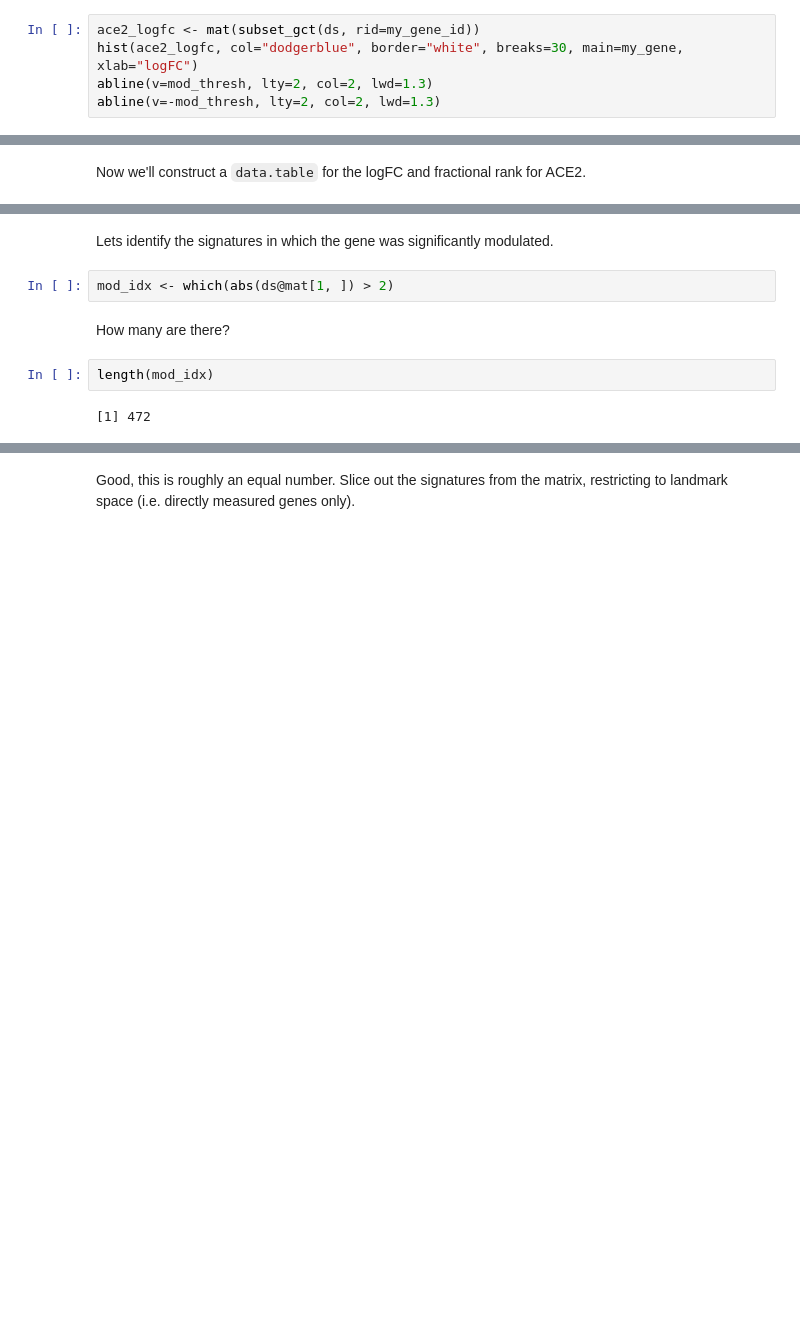
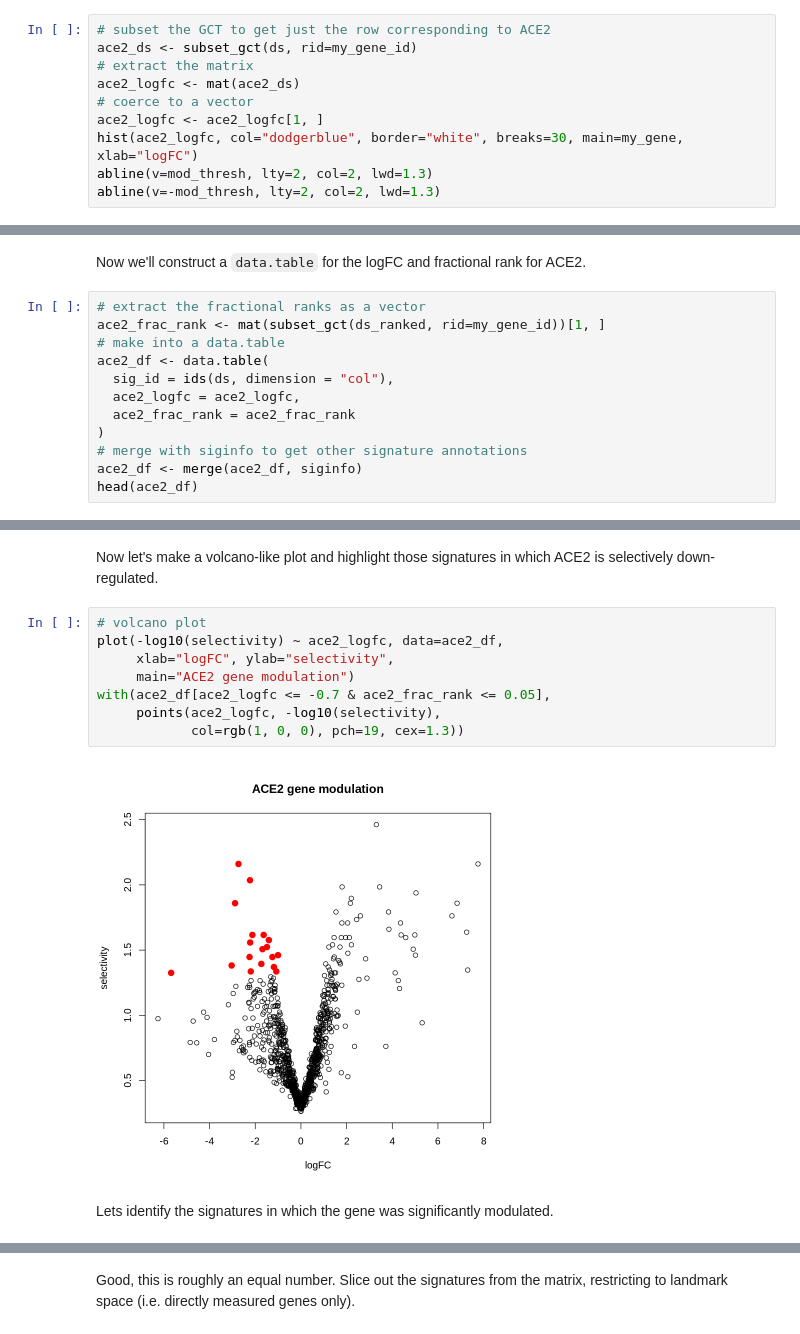
Before and after one commit to cmap/lincs-workshop-2020, a Jupyter notebook: notebooks/gene_expression/Gene_modulation.ipynb, the cells around one changed output, grey strips where cells are left out. Saved outputs shown, nothing was run; the diff lists cells and outputs as text; blank space fills up the shorter version.

Commit message:
WIP adding ACE2 selectivity

```diff
--- a/notebooks/gene_expression/Gene_modulation.ipynb
+++ b/notebooks/gene_expression/Gene_modulation.ipynb
@@ -183,7 +186,12 @@ We're interested in the data matrix, located in the slot `@mat`. Let's look at t
 # this threshold is somewhat arbitrary and can be adjusted
 mod_thresh <- 0.7
 # %%
-ace2_logfc <- mat(subset_gct(ds, rid=my_gene_id))
+# subset the GCT to get just the row corresponding to ACE2
+ace2_ds <- subset_gct(ds, rid=my_gene_id)
+# extract the matrix
+ace2_logfc <- mat(ace2_ds)
+# coerce to a vector
+ace2_logfc <- ace2_logfc[1, ]
 hist(ace2_logfc, col="dodgerblue", border="white", breaks=30, main=my_gene, xlab="logFC")
 abline(v=mod_thresh, lty=2, col=2, lwd=1.3)
 abline(v=-mod_thresh, lty=2, col=2, lwd=1.3)
@@ -198,3 +208,15 @@ ds_ranked <- rank_gct(ds, decreasing=FALSE)
 mat(ds_ranked) <- mat(ds_ranked) / nrow(mat(ds_ranked))
 # %% [markdown]
 Now we'll construct a `data.table` for the logFC and fractional rank for ACE2.
+# %%
+# extract the fractional ranks as a vector
+ace2_frac_rank <- mat(subset_gct(ds_ranked, rid=my_gene_id))[1, ]
+# make into a data.table
+ace2_df <- data.table(
+  sig_id = ids(ds, dimension = "col"),
+  ace2_logfc = ace2_logfc,
+  ace2_frac_rank = ace2_frac_rank
+)
+# merge with siginfo to get other signature annotations
+ace2_df <- merge(ace2_df, siginfo)
+head(ace2_df)
@@ -201,10 +240,14 @@ Now we'll construct a `data.table` for the logFC and fractional rank for ACE2.
+# %% [markdown]
+Now let's make a volcano-like plot and highlight those signatures in which ACE2 is selectively down-regulated.
+# %%
+# volcano plot
+plot(-log10(selectivity) ~ ace2_logfc, data=ace2_df,
+     xlab="logFC", ylab="selectivity",
+     main="ACE2 gene modulation")
+with(ace2_df[ace2_logfc <= -0.7 & ace2_frac_rank <= 0.05],
+     points(ace2_logfc, -log10(selectivity),
+            col=rgb(1, 0, 0), pch=19, cex=1.3))
+# %% [output]
+[figure, added]
 # %% [markdown]
 Lets identify the signatures in which the gene was significantly modulated.
-# %%
-mod_idx <- which(abs(ds@mat[1, ]) > 2)
-# %% [markdown]
-How many are there?
-# %%
-length(mod_idx)
-# %% [output]
-[1] 472
```
Also changed, not shown: parts of 20 cells of this notebook.
